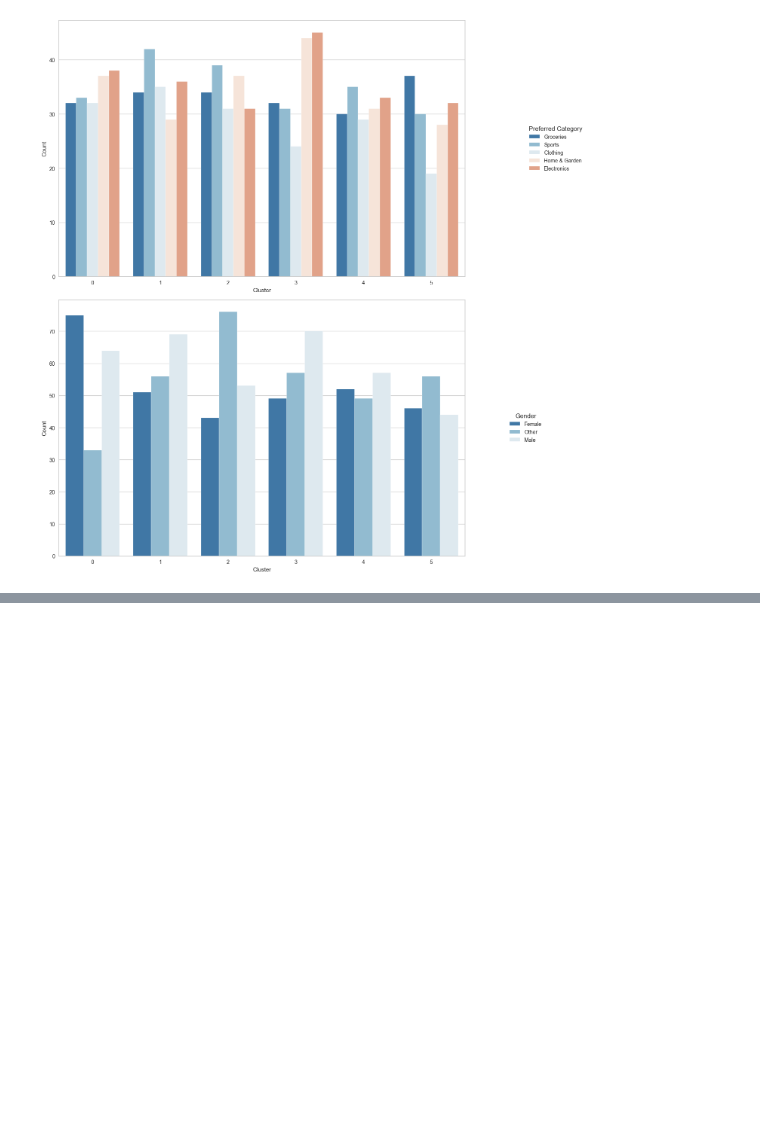
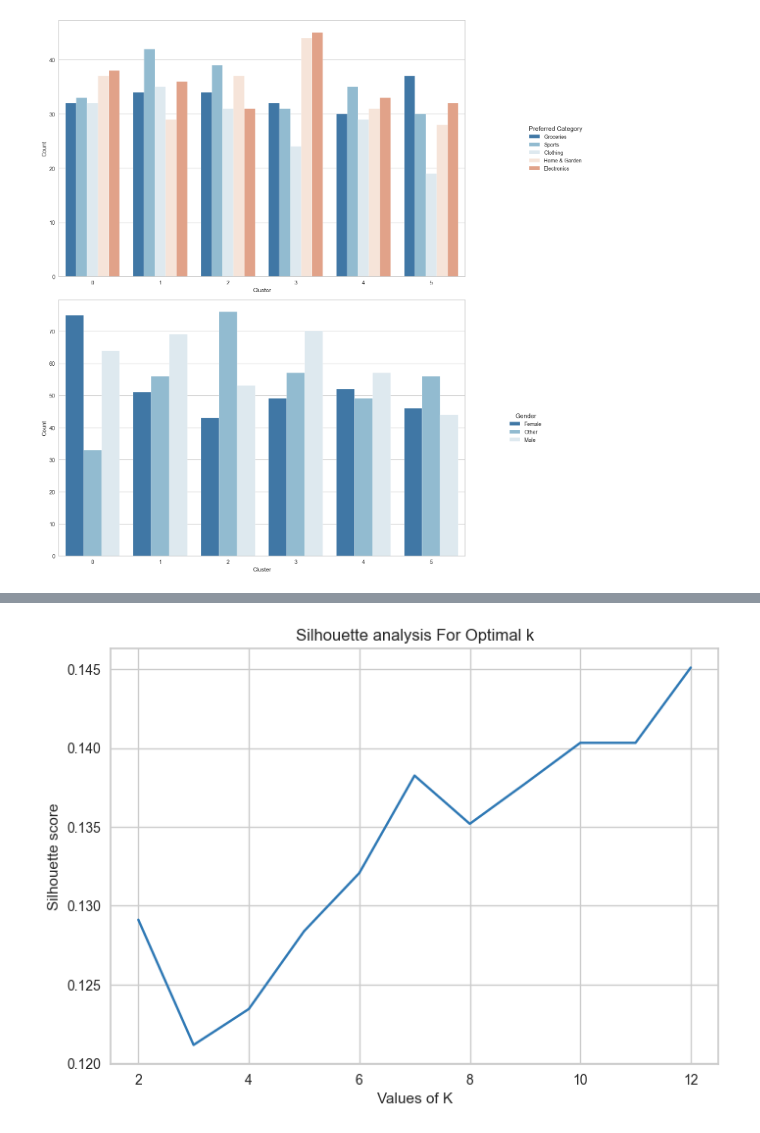
Before and after one commit to AThompson04/customer-segmentation, a Jupyter notebook: notebooks/model.ipynb, the cells around one changed output, grey strips where cells are left out. Drawn from its saved outputs; the diff is of its cells as text; code cells hidden in the pictures; blank space fills up the shorter version.

```diff
--- a/notebooks/model.ipynb
+++ b/notebooks/model.ipynb
@@ -342,0 +397,20 @@ fig1.savefig('../assets/cluster_cat_breakdown.png', dpi=300, bbox_inches='tight'
+# %%
+range_n_clusters = [2,3,4,5,6,7,8,9,10,11,12]
+silhouette_avg2 = []
+for num_clusters in range_n_clusters:
+    # initialise kmeans
+    kmeans2 = KMeans(n_clusters=num_clusters, random_state=42)
+    kmeans2.fit(df2)
+    cluster_labels2 = kmeans2.labels_
+
+    # silhouette score
+    silhouette_avg2.append(silhouette_score(df2, cluster_labels2))
+# %%
+plt.plot(range_n_clusters, silhouette_avg2)
+plt.xlabel("Values of K")
+plt.ylabel("Silhouette score")
+plt.title("Silhouette analysis For Optimal k")
+
+plt.show()
+# %% [output]
+[figure, added]
```
Also changed, not shown: parts of 9 cells of this notebook, 4 other files.
